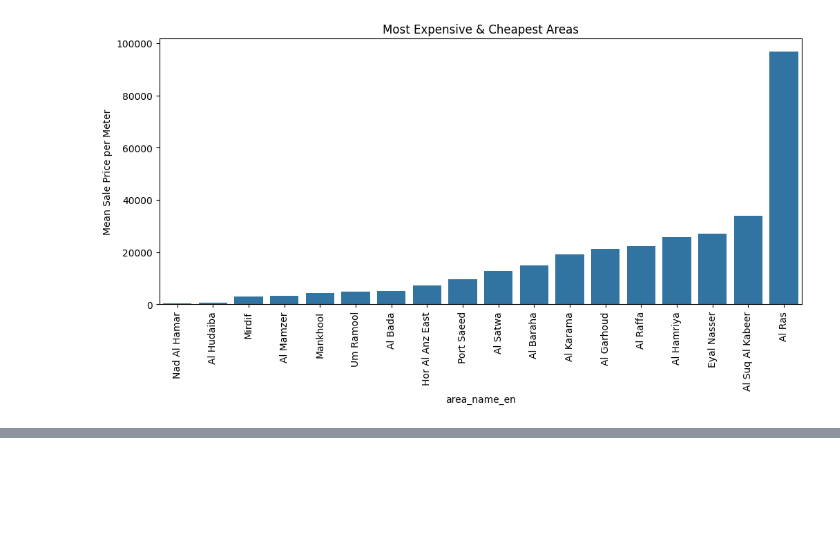
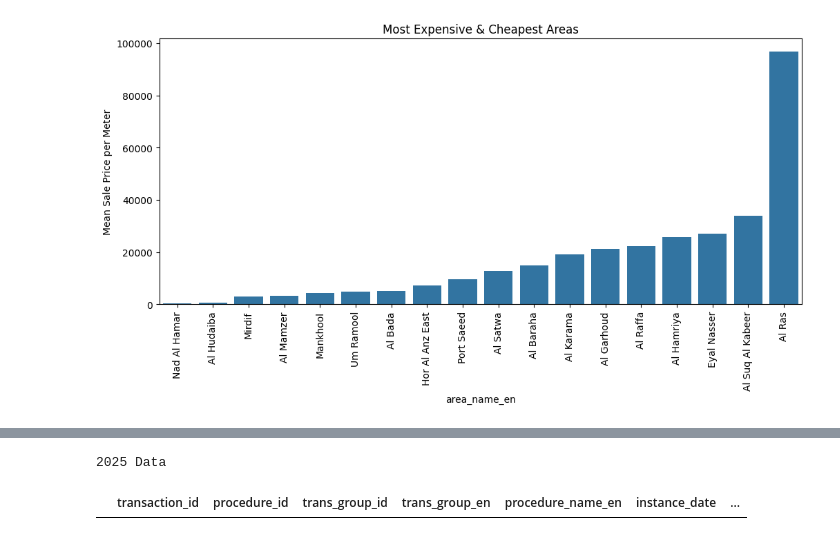
Before and after one commit to Ananth09/Dubai_Land_Department, a Jupyter notebook: dld.ipynb, the cells around one changed output, grey strips where cells are left out. Drawn from its saved outputs; the diff is of its cells as text; code cells hidden in the pictures; blank space fills up the shorter version.

```diff
--- a/dld.ipynb
+++ b/dld.ipynb
@@ -257,0 +255,12 @@ plt.show()
+# %%
+# Convert 'instance_date' to datetime format
+df.loc[:, 'instance_date'] = pd.to_datetime(df['instance_date'])
+
+# Filter for 2025
+df_2025 = df[df['instance_date'].dt.year == 2025]
+
+print("2025 Data")
+df_2025.head()
+# %% [output]
+2025 Data
+|  | transaction_id | procedure_id | trans_group_id | trans_group_en | procedure_name_en | instance_date | ... |
```
Also changed, not shown: parts of 9 cells of this notebook.
